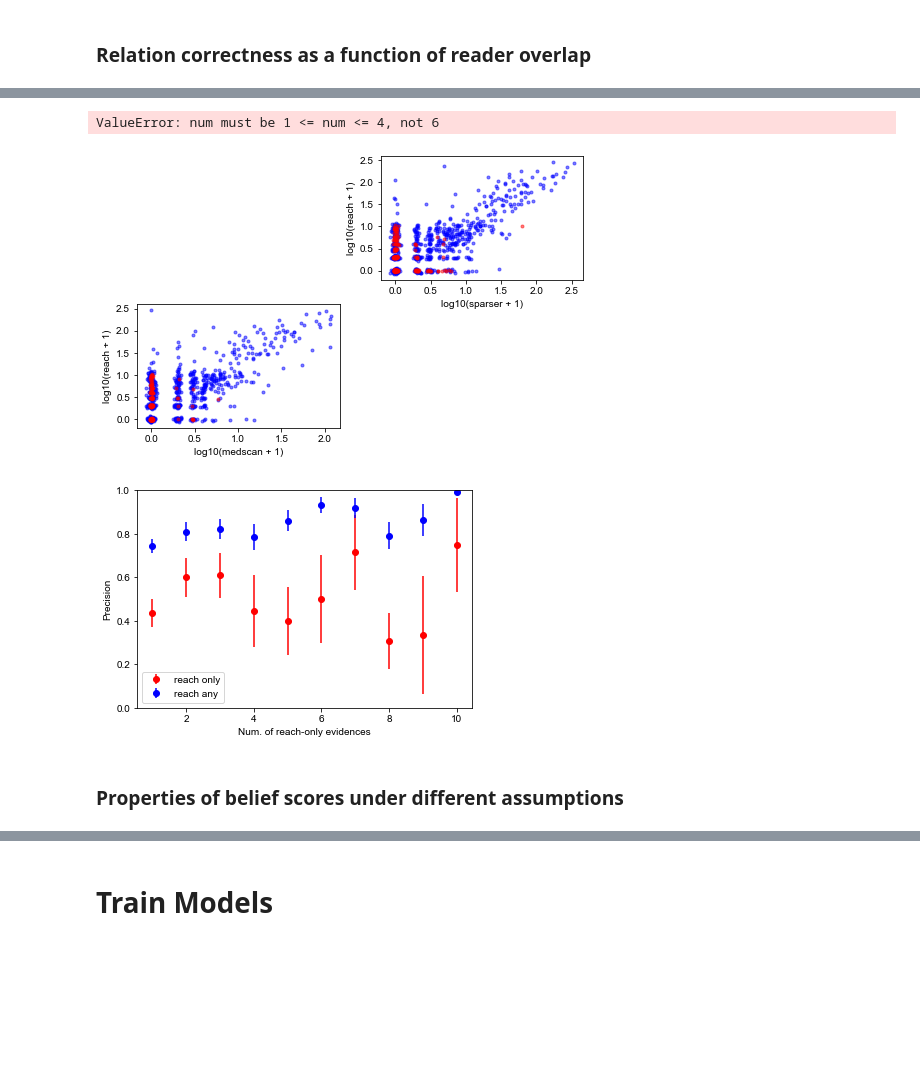
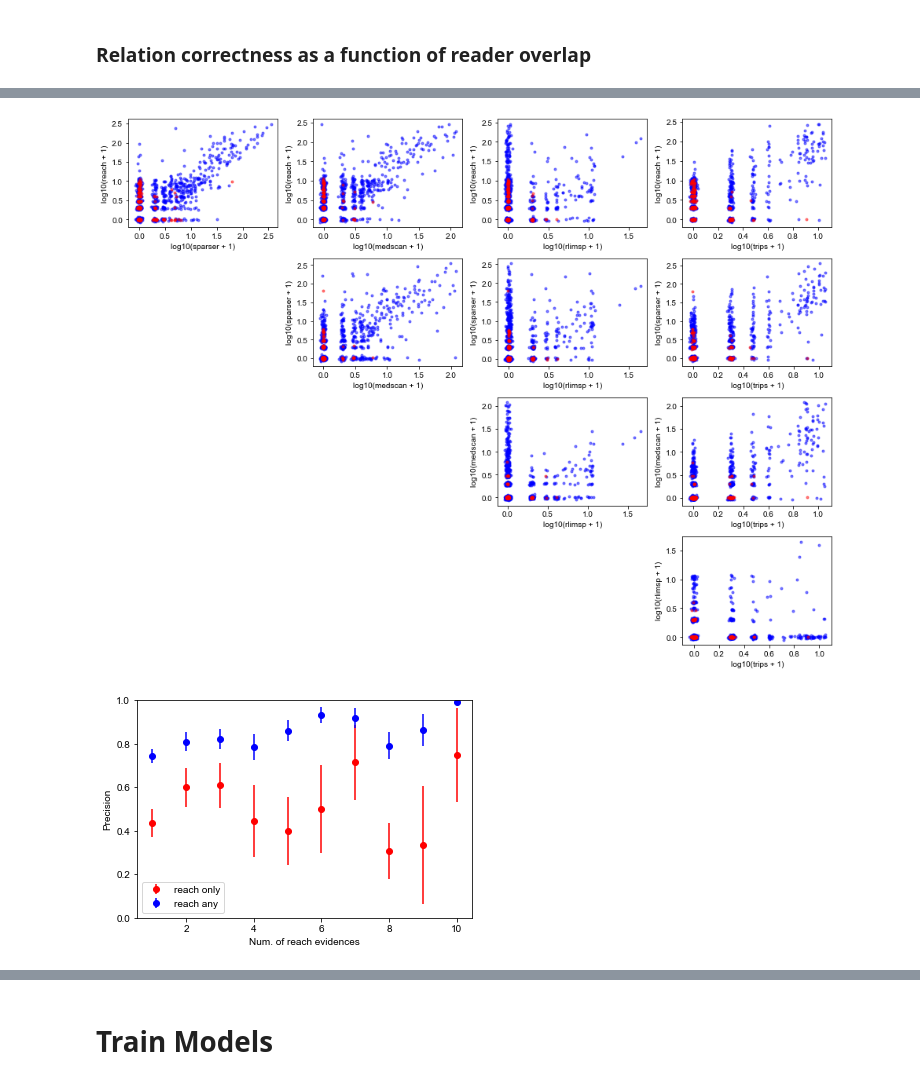
Before and after one commit to sorgerlab/indra_assembly_paper, a Jupyter notebook: notebooks/Belief Prediction.ipynb, the cells around one changed output, grey strips where cells are left out. Drawn from its saved outputs; the diff is of its cells as text; code cells hidden in the pictures; blank space fills up the shorter version.

```diff
--- a/notebooks/Belief Prediction.ipynb
+++ b/notebooks/Belief Prediction.ipynb
@@ -400,40 +401,40 @@ We then examined the relationship between reader overlap and reader correctness.
 # %%
+# Figure 4: Statement overlap at mention level and probability of correctness.
 def plot_overlap_correctness(count_df, readers):
     r_pairs = list(itertools.product(readers, readers))
     plotted = set()
-    plt.figure(figsize=(8, 5))
+    plt.figure(figsize=(16, 10))
     n_rows = len(readers) - 1
-    n_cols = len(readers) - 1
+    n_cols = len(readers)
     for i, (reader1, reader2) in enumerate(r_pairs):
         fs_readers = frozenset((reader1, reader2))
         if reader1 == reader2 or fs_readers in plotted:
             continue
         plotted.add(fs_readers)
         plt.subplot(n_rows, n_cols, i+1)
         incorr = count_df[count_df['correct'] == 0]
         corr = count_df[count_df['correct'] == 1]
         for df, color, label in ((corr, 'blue', 'Correct'),
                                  (incorr, 'red', 'Incorrect')):
             r1_counts = np.log10(df[reader1] + 1)
             r2_counts = np.log10(df[reader2] + 1)
             plt.plot(rand_jitter(r2_counts),
                      rand_jitter(r1_counts), linestyle='', marker='.',
                      color=color, alpha=0.5, label=label)
         plt.xlabel(f'log10({reader2} + 1)')
         plt.ylabel(f'log10({reader1} + 1)')
     #plt.legend(loc='upper left')
     plt.tight_layout()
     plt.show()
 
-plot_overlap_correctness(kge_df, ['reach', 'sparser', 'medscan'])
+plot_overlap_correctness(kge_df, reader_list)
 # %% [output]
-ValueError: num must be 1 <= num <= 4, not 6
-[figure, old version]
+[figure, new version]
 # %%
-def reader_corr_vs_overlap(ct_df):
+# Figure 5: Correctness vs. Reach mentions with and without reader overlap
+def reader_corr_vs_overlap(ct_df, reader):
     source_cols = ['medscan', 'reach', 'sparser', 'rlimsp', 'trips', 'hprd', 'isi',
                    'biopax', 'bel', 'signor', 'trrust']
-    reader = 'reach'
     source_cols.pop(source_cols.index(reader))
     # Reader only dataframe
     ro_df = ct_df[~ct_df[source_cols].any(axis=1)]
@@ -467,10 +468,8 @@ def reader_corr_vs_overlap(ct_df):
     plt.errorbar(x, r_all, linestyle='', yerr=stderrp(r_all, r_all_cts), marker='o', color='b', label=f'{reader} any')
     plt.legend(loc='lower left')
     plt.ylabel('Precision')
-    plt.xlabel(f'Num. of {reader}-only evidences')
+    plt.xlabel(f'Num. of {reader} evidences')
     plt.ylim([0, 1])
-reader_corr_vs_overlap(kge_df)
+reader_corr_vs_overlap(kge_df, 'reach')
 # %% [output]
-[figure, old version]
+[figure, new version]
-# %% [markdown]
-### Properties of belief scores under different assumptions
```
Also changed, not shown: parts of 51 cells of this notebook.
